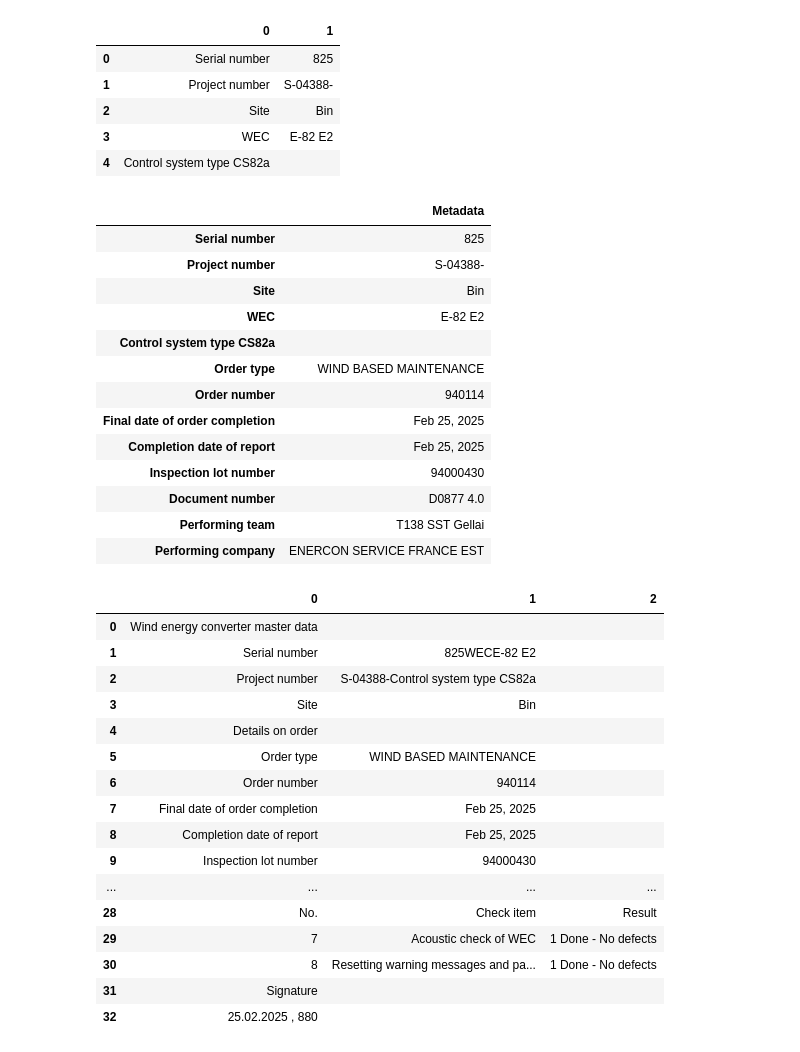
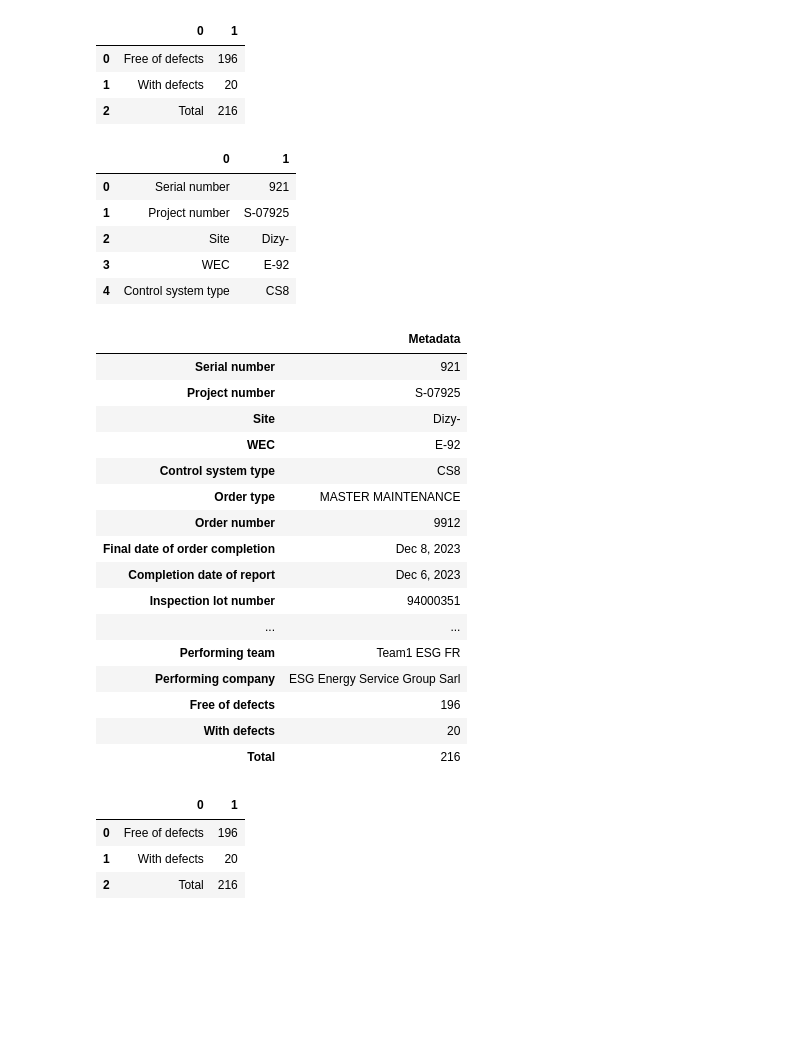
Before and after one commit to davidbreau-wpd/data_ing_cert, a Jupyter notebook: test_enercon.ipynb, the cells around one changed output. Cells and saved outputs as stored; diff of their text form; code cells hidden in the pictures; blank space fills up the shorter version.

Commit message:
Feats: Sauvegarde des données pour enercon. Started : Tests unitiares des models

```diff
--- a/test_enercon.ipynb
+++ b/test_enercon.ipynb
@@ -2,7 +2,7 @@
 from models import Enercon_Report; from pathlib import Path
 
 folder_path = Path("data") / "input"
-file_name = 'enercon_wind_example.pdf'
+file_name = 'enercon_master_example.pdf'
 file_path = Path(folder_path) / file_name
 
 enercon_report = Enercon_Report(file_path)
@@ -9,46 +23,43 @@ enercon_report = Enercon_Report(file_path)
+# %%
+enercon_report._get_defects_summary()
+# %% [output]
+|  | 0 | 1 |
+| 0 | Free of defects | 196 |
+| 1 | With defects | 20 |
+| 2 | Total | 216 |
 # %%
 enercon_report._get_converter_master_data()
 # %% [output]
 |  | 0 | 1 |
-| 0 | Serial number | 825 |
-| 1 | Project number | S-04388- |
-| 2 | Site | Bin |
-| 3 | WEC | E-82 E2 |
-| 4 | Control system type CS82a |  |
+| 0 | Serial number | 921 |
+| 1 | Project number | S-07925 |
+| 2 | Site | Dizy- |
+| 3 | WEC | E-92 |
+| 4 | Control system type | CS8 |
 # %%
 enercon_report.get_metadata()
 # %% [output]
 |  | Metadata |
-| Serial number | 825 |
-| Project number | S-04388- |
-| Site | Bin |
-| WEC | E-82 E2 |
-| Control system type CS82a |  |
-| Order type | WIND BASED MAINTENANCE |
-| Order number | 940114 |
-| Final date of order completion | Feb 25, 2025 |
-| Completion date of report | Feb 25, 2025 |
-| Inspection lot number | 94000430 |
-| Document number | D0877 4.0 |
-| Performing team | T138 SST Gellai |
-| Performing company | ENERCON SERVICE FRANCE EST |
+| Serial number | 921 |
+| Project number | S-07925 |
+| Site | Dizy- |
+| WEC | E-92 |
+| Control system type | CS8 |
+| Order type | MASTER MAINTENANCE |
+| Order number | 9912 |
+| Final date of order completion | Dec 8, 2023 |
+| Completion date of report | Dec 6, 2023 |
+| Inspection lot number | 94000351 |
+| ... | ... |
+| Performing team | Team1 ESG FR |
+| Performing company | ESG Energy Service Group Sarl |
+| Free of defects | 196 |
+| With defects | 20 |
+| Total | 216 |
 # %%
-enercon_report.extract_inspection_table()
+enercon_report._get_defects_summary()
 # %% [output]
-|  | 0 | 1 | 2 |
-| 0 | Wind energy converter master data |  |  |
-| 1 | Serial number | 825WECE-82 E2 |  |
-| 2 | Project number | S-04388-Control system type CS82a |  |
-| 3 | Site | Bin |  |
-| 4 | Details on order |  |  |
-| 5 | Order type | WIND BASED MAINTENANCE |  |
-| 6 | Order number | 940114 |  |
-| 7 | Final date of order completion | Feb 25, 2025 |  |
-| 8 | Completion date of report | Feb 25, 2025 |  |
-| 9 | Inspection lot number | 94000430 |  |
-| ... | ... | ... | ... |
-| 28 | No. | Check item | Result |
-| 29 | 7 | Acoustic check of WEC | 1 Done - No defects |
-| 30 | 8 | Resetting warning messages and pa... | 1 Done - No defects |
-| 31 | Signature |  |  |
-| 32 | 25.02.2025 , 880 |  |  |
+|  | 0 | 1 |
+| 0 | Free of defects | 196 |
+| 1 | With defects | 20 |
+| 2 | Total | 216 |
```
Also changed, not shown: parts of 13 cells of this notebook, 15 other files.
